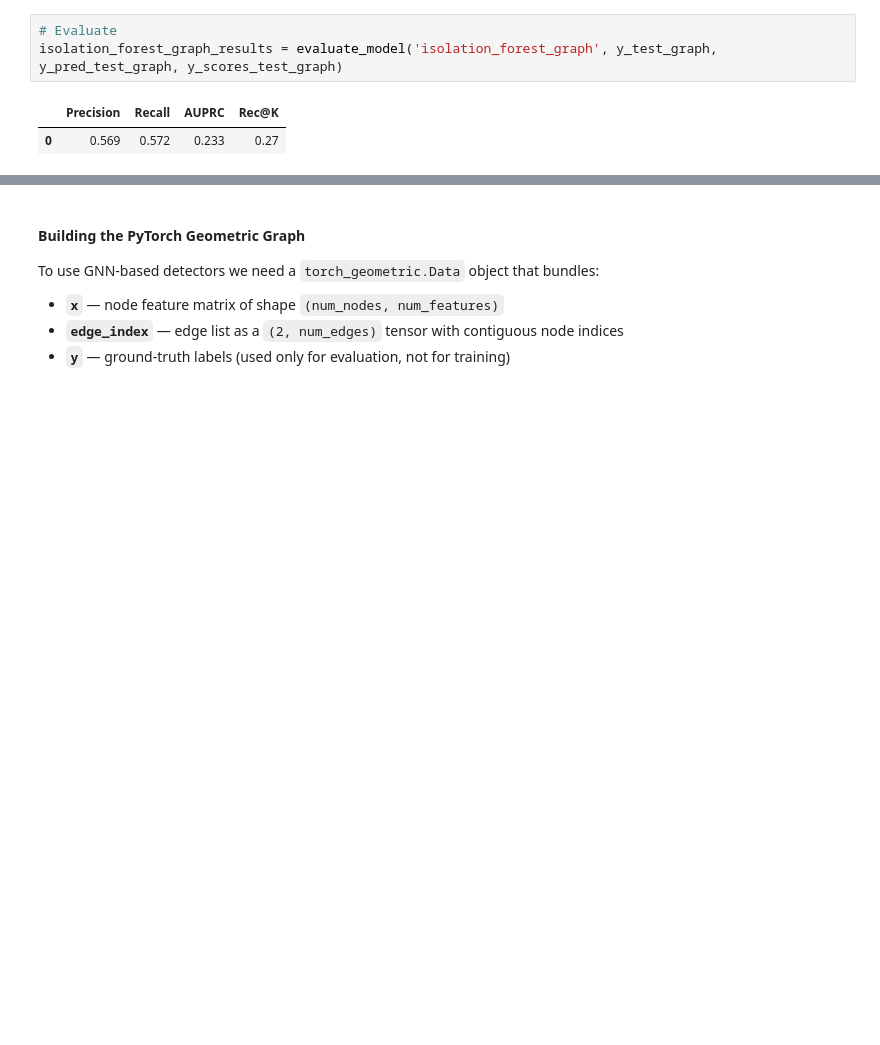
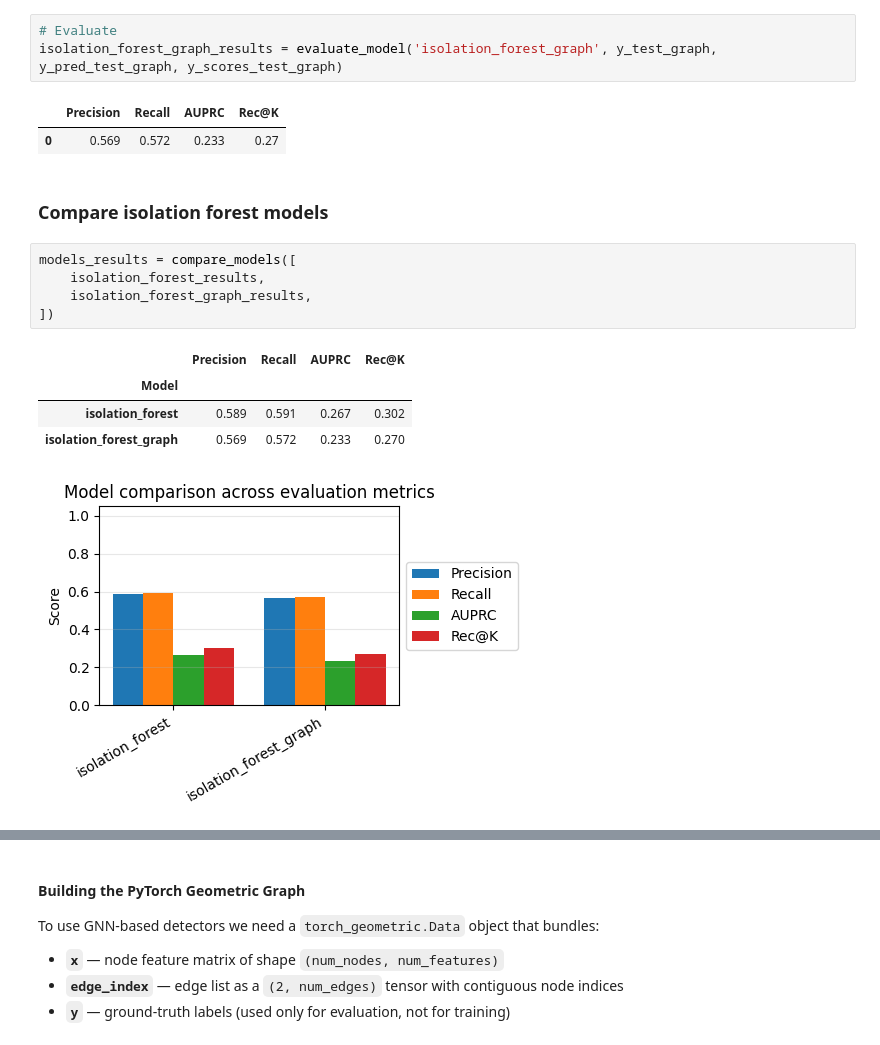
Before and after one commit to ajurcik/MLPrague-2026-test, a Jupyter notebook: 3-unsupervised-learning.ipynb, the cells around one changed output, grey strips where cells are left out. Saved outputs shown, nothing was run; the diff lists cells and outputs as text; blank space fills up the shorter version.

```diff
--- a/3-unsupervised-learning.ipynb
+++ b/3-unsupervised-learning.ipynb
@@ -196,6 +197,19 @@ isolation_forest_graph_results = evaluate_model('isolation_forest_graph', y_test
 # %% [output]
 |  | Precision | Recall | AUPRC | Rec@K |
 | 0 | 0.569 | 0.572 | 0.233 | 0.27 |
+# %% [markdown]
+### Compare isolation forest models
+# %%
+models_results = compare_models([
+    isolation_forest_results,
+    isolation_forest_graph_results,
+])
+# %% [output]
+|  | Precision | Recall | AUPRC | Rec@K |
+| Model |  |  |  |  |
+| isolation_forest | 0.589 | 0.591 | 0.267 | 0.302 |
+| isolation_forest_graph | 0.569 | 0.572 | 0.233 | 0.270 |
+[figure, added]
 # %% [markdown]
 ---
 ## 3. Graph auto encoder
```
Also changed, not shown: parts of 21 cells of this notebook, 2 other files.
